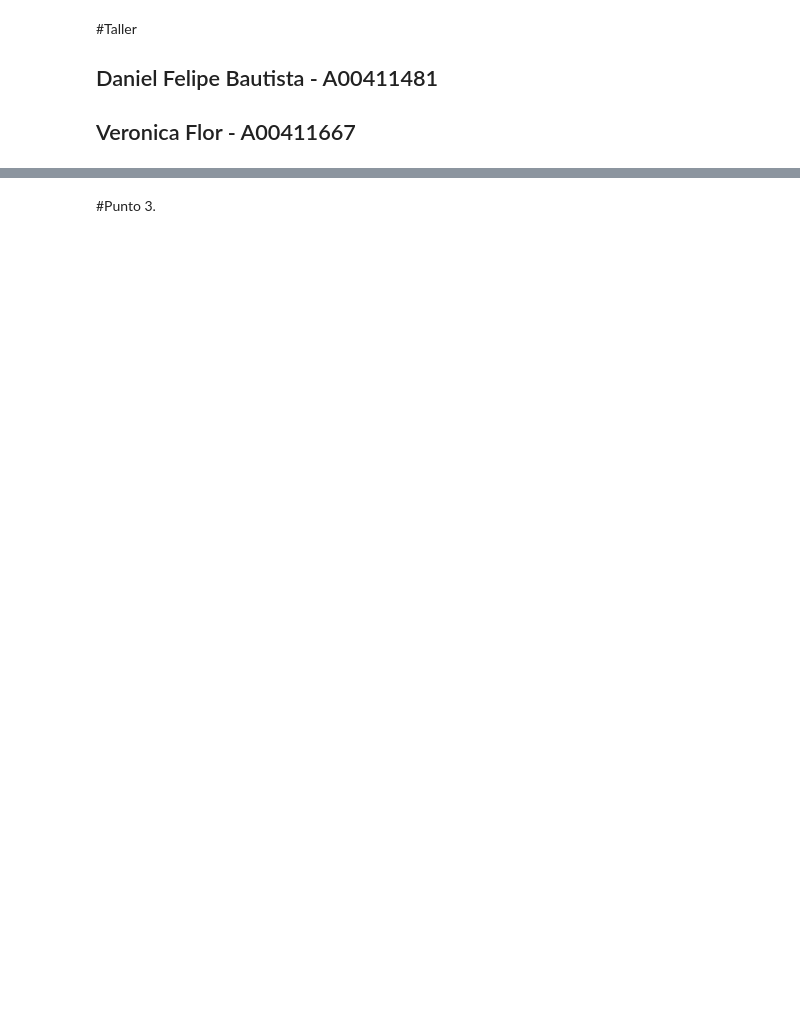
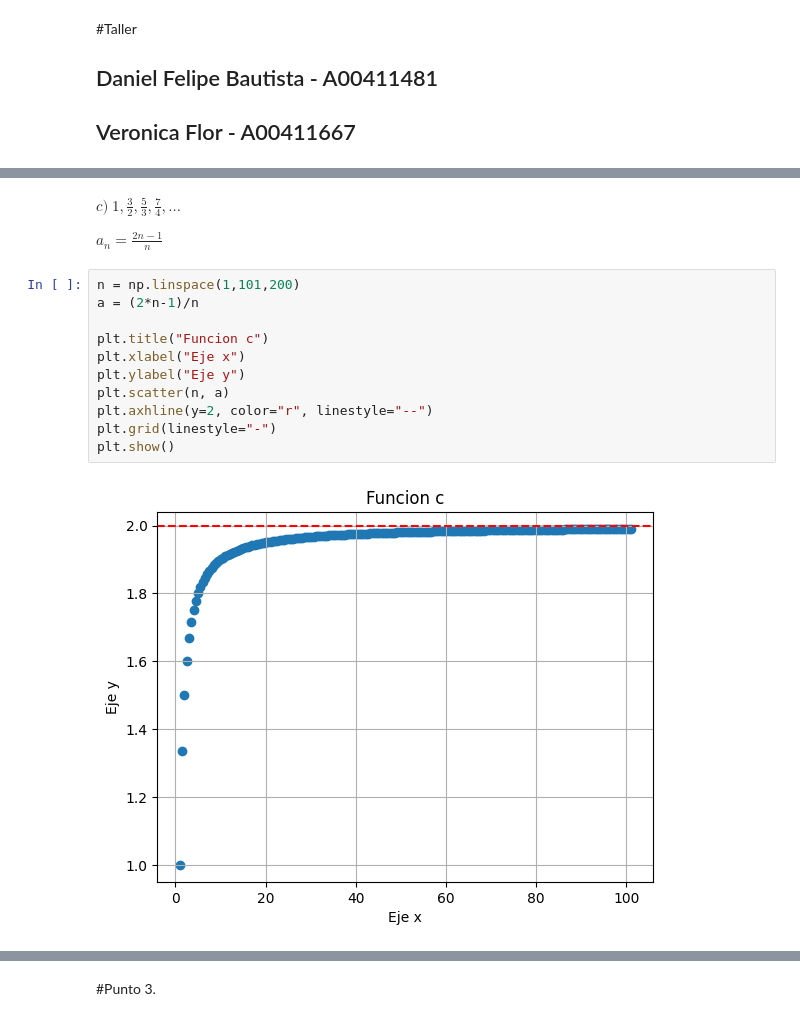
Before and after one commit to MonoIngeniero/matem-ticas-aplicadas, a Jupyter notebook: Taller_5.ipynb, the cells around one changed output, grey strips where cells are left out. Drawn from its saved outputs; the diff is of its cells as text; blank space fills up the shorter version.

```diff
--- a/Taller_5.ipynb
+++ b/Taller_5.ipynb
@@ -75,0 +49,17 @@ $Convergente$
+# %% [markdown]
+$c)$  $1,\frac{3}{2},\frac{5}{3},\frac{7}{4},...$
+
+$a_n = \frac{2n-1}{n}$
+# %%
+n = np.linspace(1,101,200)
+a = (2*n-1)/n
+
+plt.title("Funcion c")
+plt.xlabel("Eje x")
+plt.ylabel("Eje y")
+plt.scatter(n, a)
+plt.axhline(y=2, color="r", linestyle="--")
+plt.grid(linestyle="-")
+plt.show()
+# %% [output]
+[figure, added]
```
Also changed, not shown: parts of 50 cells of this notebook.
